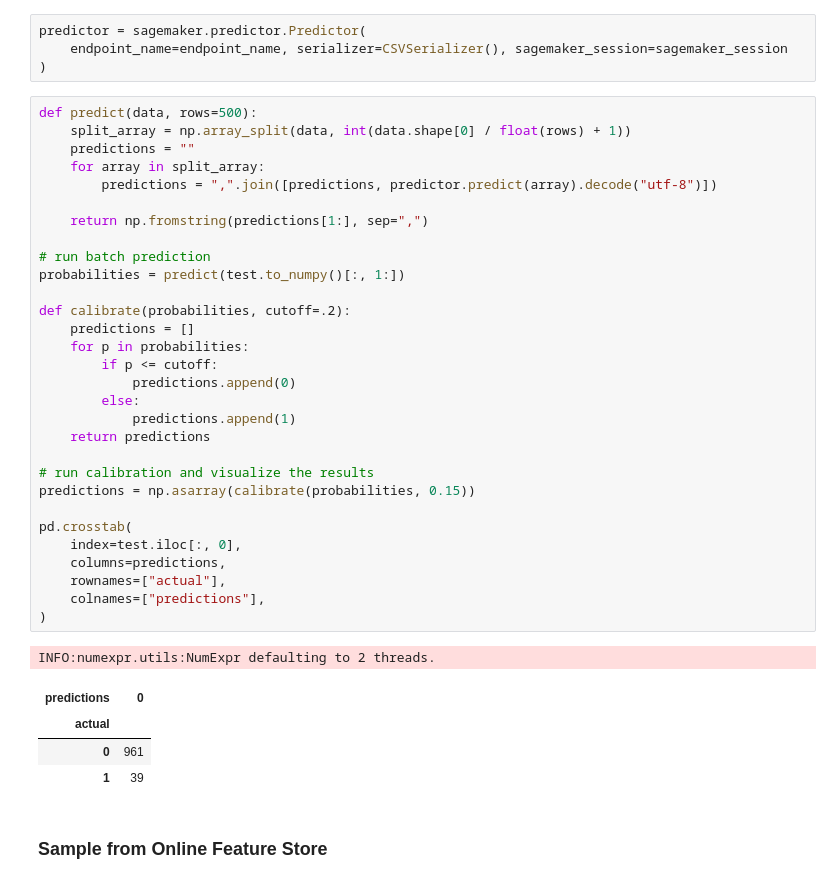
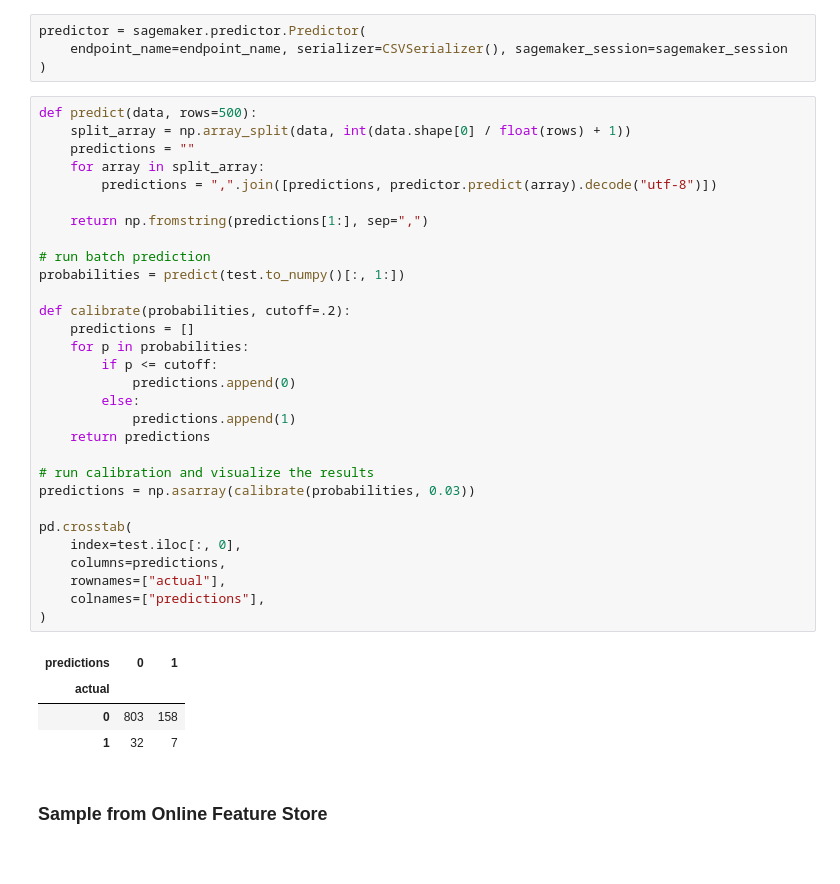
Before and after one commit to jw207427/sagemaker-end2end-demo, a Jupyter notebook: 0-end2end-sagemaker-demo.ipynb, the cells around one changed output. Saved outputs shown, nothing was run; the diff lists cells and outputs as text.

```diff
--- a/0-end2end-sagemaker-demo.ipynb
+++ b/0-end2end-sagemaker-demo.ipynb
@@ -763,39 +767,38 @@ predictor = sagemaker.predictor.Predictor(
 # %%
 def predict(data, rows=500):
     split_array = np.array_split(data, int(data.shape[0] / float(rows) + 1))
     predictions = ""
     for array in split_array:
         predictions = ",".join([predictions, predictor.predict(array).decode("utf-8")])
 
     return np.fromstring(predictions[1:], sep=",")
 
 # run batch prediction
 probabilities = predict(test.to_numpy()[:, 1:])
 
 def calibrate(probabilities, cutoff=.2):
     predictions = []
     for p in probabilities:
         if p <= cutoff:
             predictions.append(0)
         else:
             predictions.append(1)
     return predictions
 
 # run calibration and visualize the results
-predictions = np.asarray(calibrate(probabilities, 0.15))
+predictions = np.asarray(calibrate(probabilities, 0.03))
 
 pd.crosstab(
     index=test.iloc[:, 0],
     columns=predictions,
     rownames=["actual"],
     colnames=["predictions"],
 )
 # %% [output]
-INFO:numexpr.utils:NumExpr defaulting to 2 threads.
-| predictions | 0 |
-| actual |  |
-| 0 | 961 |
-| 1 | 39 |
+| predictions | 0 | 1 |
+| actual |  |  |
+| 0 | 803 | 158 |
+| 1 | 32 | 7 |
 # %% [markdown]
 ### Sample from Online Feature Store
 # %%
```
Also changed, not shown: parts of 6 cells of this notebook, 2 other files.
